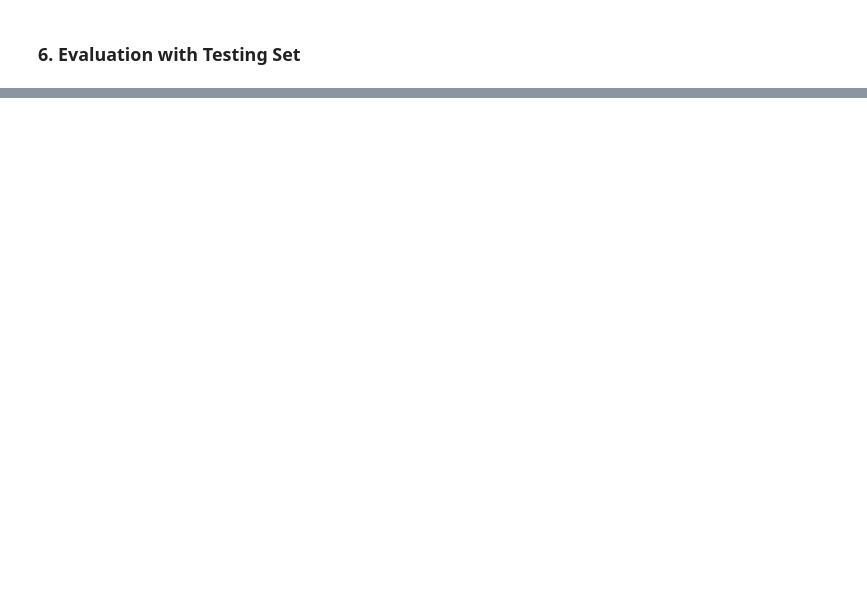
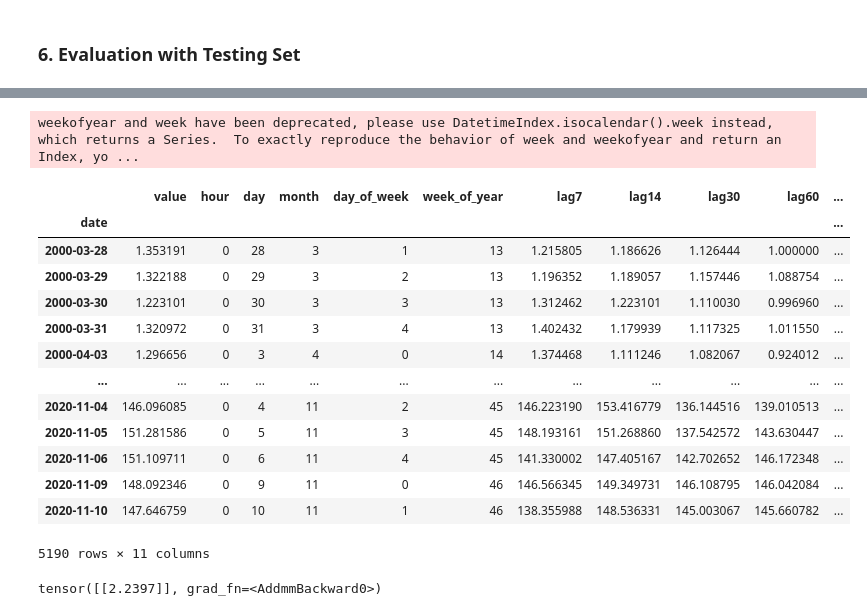
Before and after one commit to possakorn/UoA_DL_2023_3_PK, a Jupyter notebook: assignment03/Assignment03_v0.0.2.ipynb, the cells around one changed output, grey strips where cells are left out. Cells and saved outputs as stored; diff of their text form; code cells hidden in the pictures; blank space fills up the shorter version.

```diff
--- a/assignment03/Assignment03_v0.0.2.ipynb
+++ b/assignment03/Assignment03_v0.0.2.ipynb
@@ -630,0 +765,49 @@ plot_loss(outputs,train_df)
+# %%
+model_pred = rnn_results['best_model']
+
+
+df_feature = add_feature(df)
+df_feature
+# %% [output]
+weekofyear and week have been deprecated, please use DatetimeIndex.isocalendar().week instead, which returns a Series.  To exactly reproduce the behavior of week and weekofyear and return an Index, yo ...
+|  | value | hour | day | month | day_of_week | week_of_year | lag7 | lag14 | lag30 | lag60 | ... |
+| date |  |  |  |  |  |  |  |  |  |  | ... |
+| 2000-03-28 | 1.353191 | 0 | 28 | 3 | 1 | 13 | 1.215805 | 1.186626 | 1.126444 | 1.000000 | ... |
+| 2000-03-29 | 1.322188 | 0 | 29 | 3 | 2 | 13 | 1.196352 | 1.189057 | 1.157446 | 1.088754 | ... |
+| 2000-03-30 | 1.223101 | 0 | 30 | 3 | 3 | 13 | 1.312462 | 1.223101 | 1.110030 | 0.996960 | ... |
+| 2000-03-31 | 1.320972 | 0 | 31 | 3 | 4 | 13 | 1.402432 | 1.179939 | 1.117325 | 1.011550 | ... |
+| 2000-04-03 | 1.296656 | 0 | 3 | 4 | 0 | 14 | 1.374468 | 1.111246 | 1.082067 | 0.924012 | ... |
+| ... | ... | ... | ... | ... | ... | ... | ... | ... | ... | ... | ... |
+| 2020-11-04 | 146.096085 | 0 | 4 | 11 | 2 | 45 | 146.223190 | 153.416779 | 136.144516 | 139.010513 | ... |
+| 2020-11-05 | 151.281586 | 0 | 5 | 11 | 3 | 45 | 148.193161 | 151.268860 | 137.542572 | 143.630447 | ... |
+| 2020-11-06 | 151.109711 | 0 | 6 | 11 | 4 | 45 | 141.330002 | 147.405167 | 142.702652 | 146.172348 | ... |
+| 2020-11-09 | 148.092346 | 0 | 9 | 11 | 0 | 46 | 146.566345 | 149.349731 | 146.108795 | 146.042084 | ... |
+| 2020-11-10 | 147.646759 | 0 | 10 | 11 | 1 | 46 | 138.355988 | 148.536331 | 145.003067 | 145.660782 | ... |
+5190 rows × 11 columns
+# %%
+# train_data
+# valid_data
+# test_data
+# train_df
+# valid_df
+# test_df
+model_pred = rnn_results['best_model']
+# Assuming df_feature is a pandas DataFrame
+# Convert DataFrame to numpy array, then to a tensor
+df_feature_array = df_feature.values
+df_feature_tensor = torch.tensor(df_feature_array, dtype=torch.float32)  # Ensure the data type is correct
+
+# Reshape the tensor to match the model's input shape
+# Adjust the shape according to your model's requirements
+predict_Data = df_feature_tensor.reshape([batch_size, -1, 10]).to(device)
+
+# Predict using the model
+outputs = model_pred(predict_Data)
+
+# Move outputs to CPU and convert to numpy if necessary
+outputs_numpy = outputs.detach().cpu().numpy()
+outputs
+# Ensure plot_loss function is compatible with the arguments
+# plot_loss(outputs_numpy, df_feature)  # This line might need modification
+# %% [output]
+tensor([[2.2397]], grad_fn=<AddmmBackward0>)
```
Also changed, not shown: parts of 19 cells of this notebook, 1 other file.
